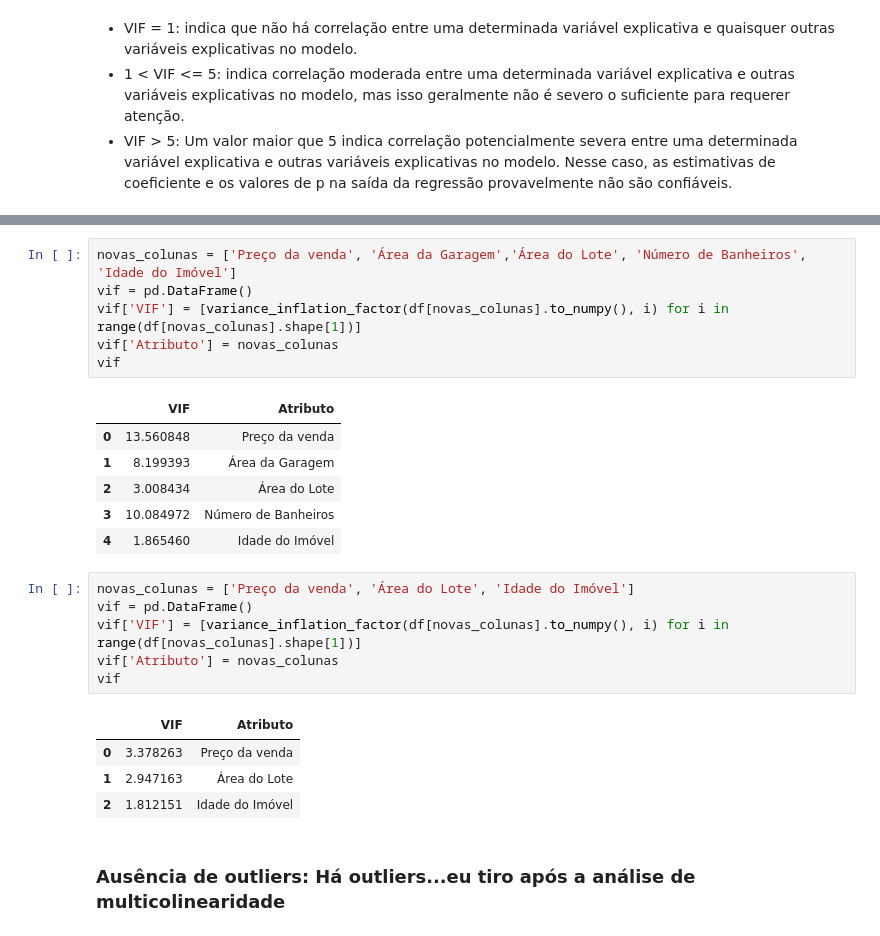
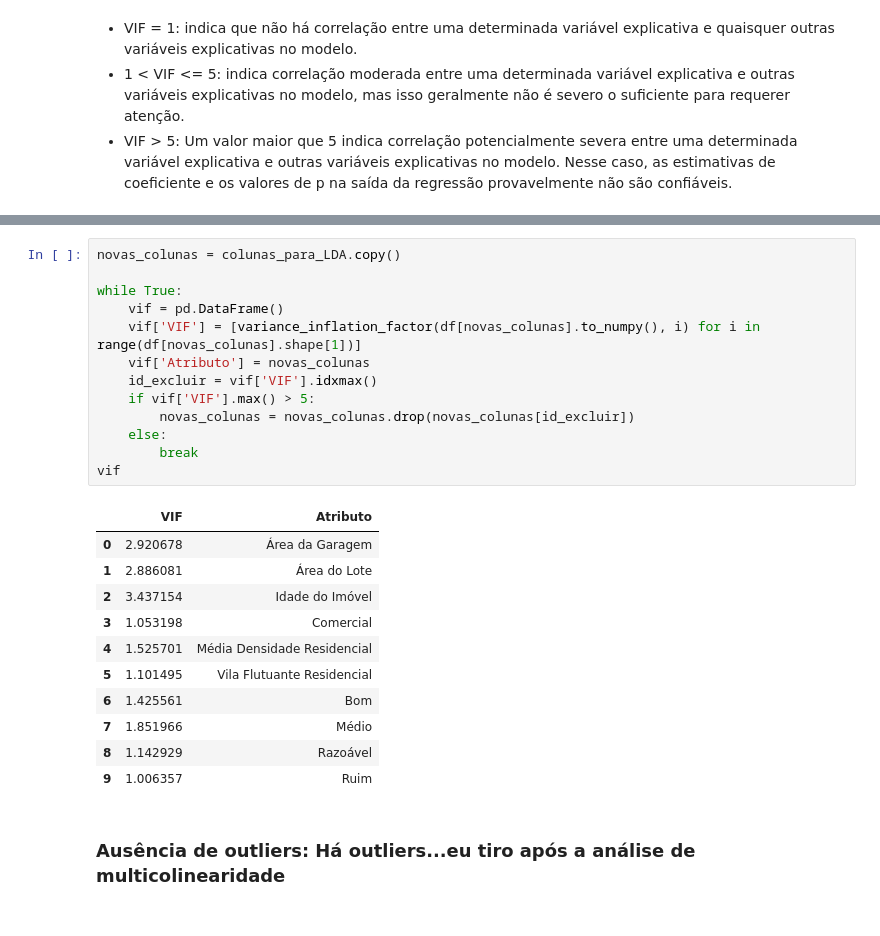
Before and after one commit to fabioheiji/mqaa, a Jupyter notebook: LAD.ipynb, the cells around one changed output, grey strips where cells are left out. Drawn from its saved outputs; the diff is of its cells as text.

```diff
--- a/LAD.ipynb
+++ b/LAD.ipynb
@@ -261,27 +201,28 @@ vif
-# %%
-novas_colunas = ['Preço da venda', 'Área da Garagem','Área do Lote', 'Número de Banheiros', 'Idade do Imóvel']
-vif = pd.DataFrame()
-vif['VIF'] = [variance_inflation_factor(df[novas_colunas].to_numpy(), i) for i in range(df[novas_colunas].shape[1])]
-vif['Atributo'] = novas_colunas
-vif
-# %% [output]
-|  | VIF | Atributo |
-| 0 | 13.560848 | Preço da venda |
-| 1 | 8.199393 | Área da Garagem |
-| 2 | 3.008434 | Área do Lote |
-| 3 | 10.084972 | Número de Banheiros |
-| 4 | 1.865460 | Idade do Imóvel |
-# %%
-novas_colunas = ['Preço da venda', 'Área do Lote', 'Idade do Imóvel']
-vif = pd.DataFrame()
-vif['VIF'] = [variance_inflation_factor(df[novas_colunas].to_numpy(), i) for i in range(df[novas_colunas].shape[1])]
-vif['Atributo'] = novas_colunas
-vif
-# %% [output]
-|  | VIF | Atributo |
-| 0 | 3.378263 | Preço da venda |
-| 1 | 2.947163 | Área do Lote |
-| 2 | 1.812151 | Idade do Imóvel |
+# %%
+novas_colunas = colunas_para_LDA.copy()
+
+while True:
+    vif = pd.DataFrame()
+    vif['VIF'] = [variance_inflation_factor(df[novas_colunas].to_numpy(), i) for i in range(df[novas_colunas].shape[1])]
+    vif['Atributo'] = novas_colunas
+    id_excluir = vif['VIF'].idxmax()
+    if vif['VIF'].max() > 5:
+        novas_colunas = novas_colunas.drop(novas_colunas[id_excluir])
+    else:
+        break
+vif
+# %% [output]
+|  | VIF | Atributo |
+| 0 | 2.920678 | Área da Garagem |
+| 1 | 2.886081 | Área do Lote |
+| 2 | 3.437154 | Idade do Imóvel |
+| 3 | 1.053198 | Comercial |
+| 4 | 1.525701 | Média Densidade Residencial |
+| 5 | 1.101495 | Vila Flutuante Residencial |
+| 6 | 1.425561 | Bom |
+| 7 | 1.851966 | Médio |
+| 8 | 1.142929 | Razoável |
+| 9 | 1.006357 | Ruim |
 # %% [markdown]
 ### Ausência de outliers: Há outliers...eu tiro após a análise de multicolinearidade
 # %%
```
Also changed, not shown: parts of 18 cells of this notebook, 1 other file.
